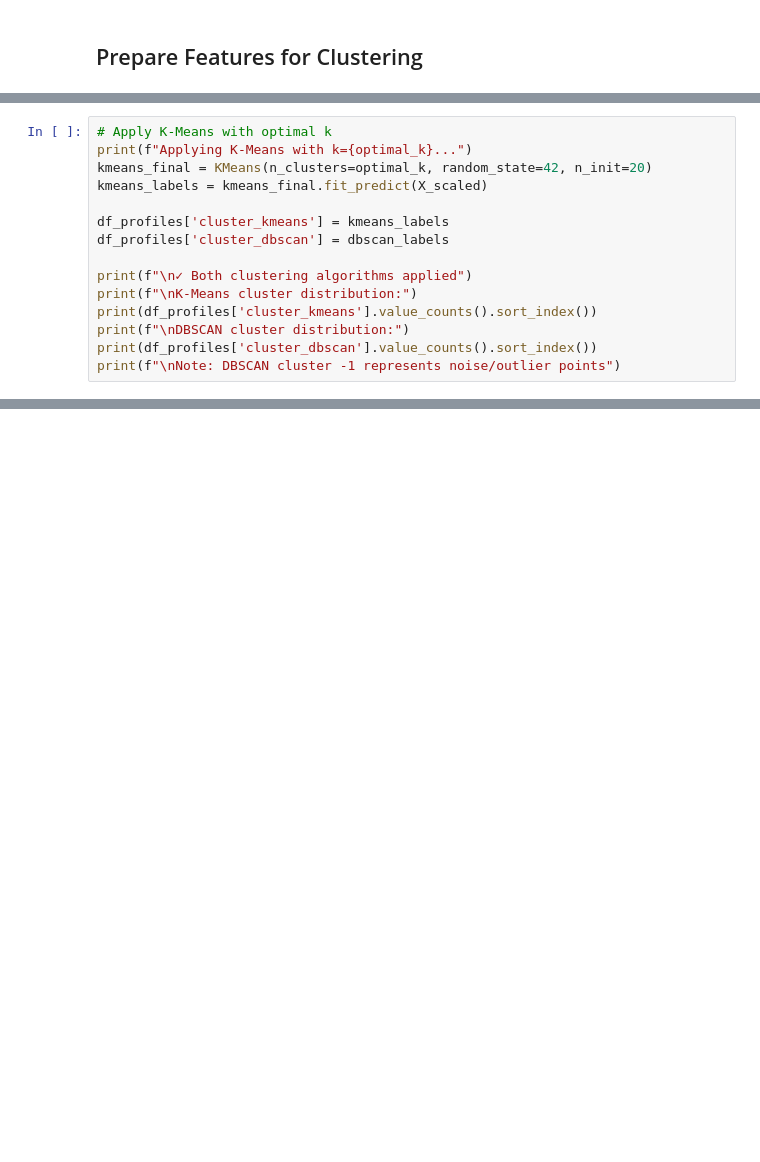
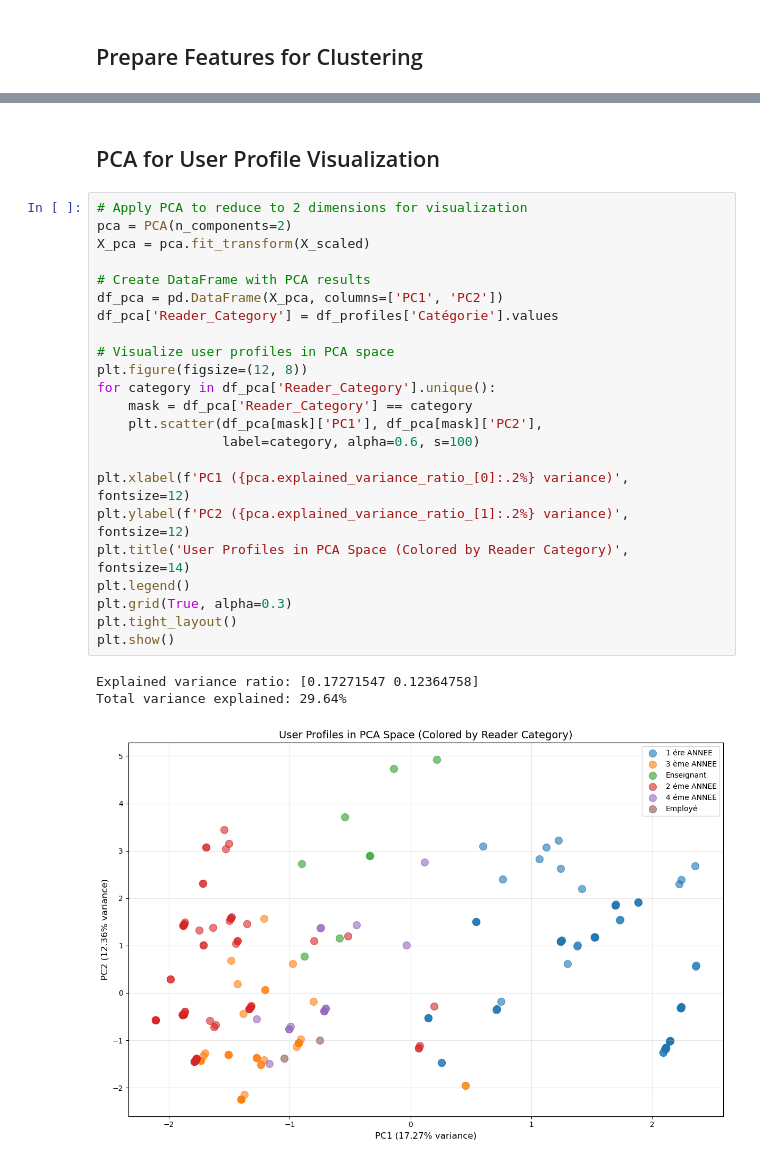
Before and after one commit to TI1307/DM_Project, a Jupyter notebook: notebooks/clustering.ipynb, the cells around one changed output, grey strips where cells are left out. Saved outputs shown, nothing was run; the diff lists cells and outputs as text; blank space fills up the shorter version.

Commit message:
clustering

```diff
--- a/notebooks/clustering.ipynb
+++ b/notebooks/clustering.ipynb
@@ -438,15 +242,0 @@ else:
-# %%
-# Apply K-Means with optimal k
-print(f"Applying K-Means with k={optimal_k}...")
-kmeans_final = KMeans(n_clusters=optimal_k, random_state=42, n_init=20)
-kmeans_labels = kmeans_final.fit_predict(X_scaled)
-
-df_profiles['cluster_kmeans'] = kmeans_labels
-df_profiles['cluster_dbscan'] = dbscan_labels
-
-print(f"\n✓ Both clustering algorithms applied")
-print(f"\nK-Means cluster distribution:")
-print(df_profiles['cluster_kmeans'].value_counts().sort_index())
-print(f"\nDBSCAN cluster distribution:")
-print(df_profiles['cluster_dbscan'].value_counts().sort_index())
-print(f"\nNote: DBSCAN cluster -1 represents noise/outlier points")
@@ -876,0 +255,29 @@ PROJECT SUMMARY - IMPROVED VERSION
+# %% [markdown]
+## PCA for User Profile Visualization
+# %%
+# Apply PCA to reduce to 2 dimensions for visualization
+pca = PCA(n_components=2)
+X_pca = pca.fit_transform(X_scaled)
+
+# Create DataFrame with PCA results
+df_pca = pd.DataFrame(X_pca, columns=['PC1', 'PC2'])
+df_pca['Reader_Category'] = df_profiles['Catégorie'].values
+
+# Visualize user profiles in PCA space
+plt.figure(figsize=(12, 8))
+for category in df_pca['Reader_Category'].unique():
+    mask = df_pca['Reader_Category'] == category
+    plt.scatter(df_pca[mask]['PC1'], df_pca[mask]['PC2'],
+                label=category, alpha=0.6, s=100)
+
+plt.xlabel(f'PC1 ({pca.explained_variance_ratio_[0]:.2%} variance)', fontsize=12)
+plt.ylabel(f'PC2 ({pca.explained_variance_ratio_[1]:.2%} variance)', fontsize=12)
+plt.title('User Profiles in PCA Space (Colored by Reader Category)', fontsize=14)
+plt.legend()
+plt.grid(True, alpha=0.3)
+plt.tight_layout()
+plt.show()
+# %% [output]
+Explained variance ratio: [0.17271547 0.12364758]
+Total variance explained: 29.64%
+[figure, added]
```
Also changed, not shown: parts of 99 cells of this notebook.
